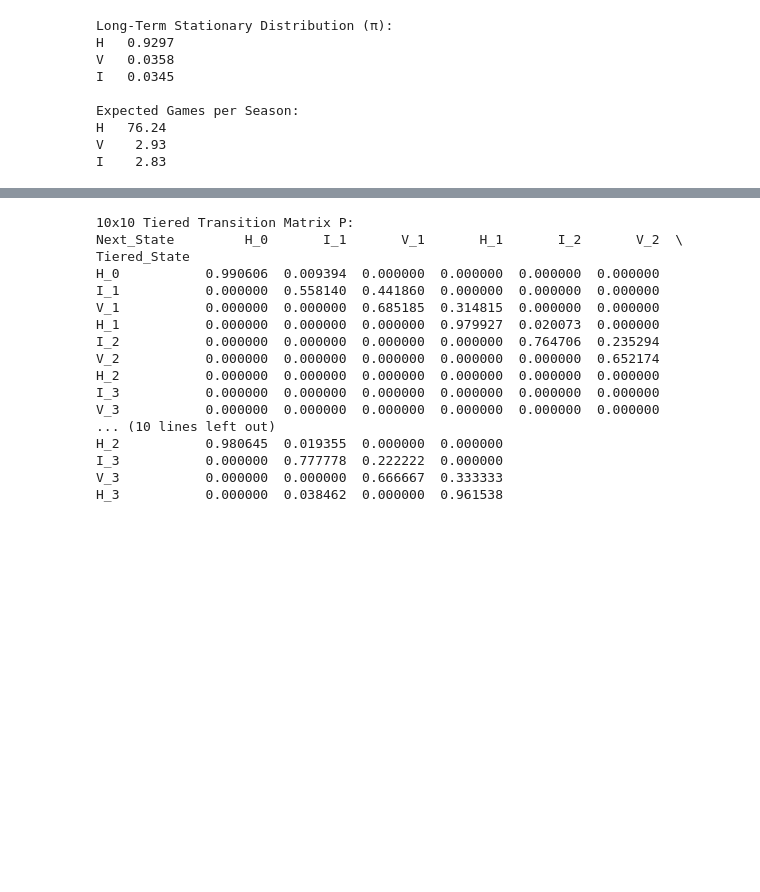
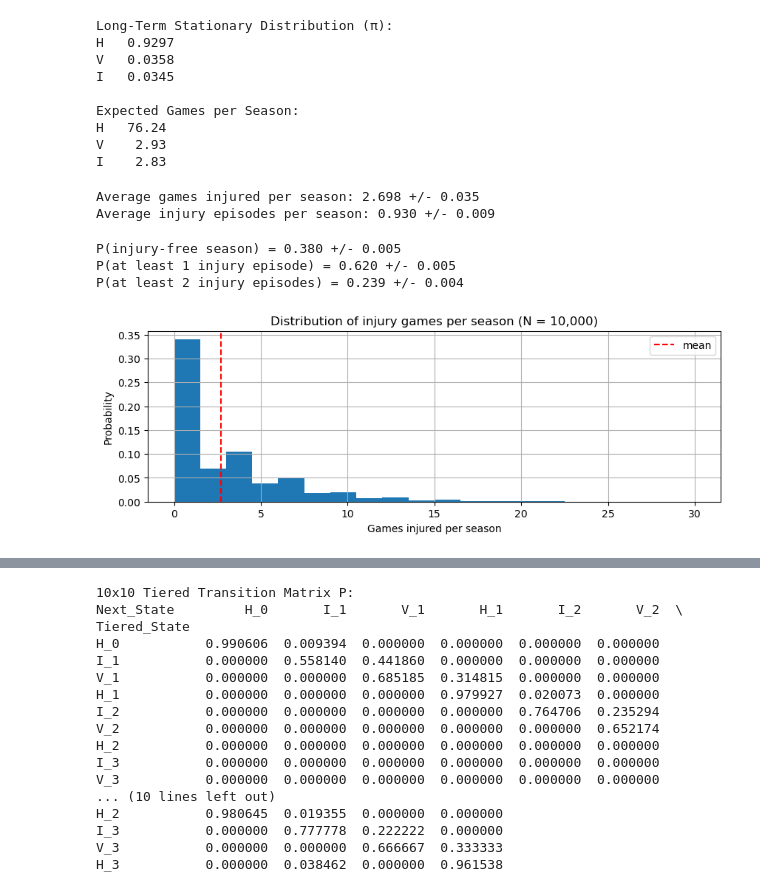
Before and after one commit to ethnwng/461-U2-InjuryModel, a Jupyter notebook: injurymodel.ipynb, the cells around one changed output, grey strips where cells are left out. Cells and saved outputs as stored; diff of their text form; code cells hidden in the pictures; blank space fills up the shorter version.

```diff
--- a/injurymodel.ipynb
+++ b/injurymodel.ipynb
@@ -155,0 +199,41 @@ I    2.83
+# %%
+mu_I = np.mean(total_injured)
+err_I = np.std(total_injured) / np.sqrt(N)
+
+mu_ep = np.mean(total_episodes)
+err_ep = np.std(total_episodes) / np.sqrt(N)
+
+print(f"Average games injured per season: {mu_I:.3f} +/- {err_I:.3f}")
+print(f"Average injury episodes per season: {mu_ep:.3f} +/- {err_ep:.3f}")
+# %% [output]
+Average games injured per season: 2.698 +/- 0.035
+Average injury episodes per season: 0.930 +/- 0.009
+# %%
+p_none = np.mean(total_episodes == 0)
+p_any = np.mean(total_episodes >= 1)
+p_two_plus = np.mean(total_episodes >= 2)
+
+err_none = np.std(total_episodes == 0) / np.sqrt(N)
+err_any = np.std(total_episodes >= 1) / np.sqrt(N)
+err_two = np.std(total_episodes >= 2) / np.sqrt(N)
+
+print(f"P(injury-free season) = {p_none:.3f} +/- {err_none:.3f}")
+print(f"P(at least 1 injury episode) = {p_any:.3f} +/- {err_any:.3f}")
+print(f"P(at least 2 injury episodes) = {p_two_plus:.3f} +/- {err_two:.3f}")
+# %% [output]
+P(injury-free season) = 0.380 +/- 0.005
+P(at least 1 injury episode) = 0.620 +/- 0.005
+P(at least 2 injury episodes) = 0.239 +/- 0.004
+# %%
+# Histogram of total injured games per season
+plt.figure(figsize=(10,3))
+plt.hist(total_injured, bins=20, density=True)
+plt.grid(True)
+plt.xlabel('Games injured per season')
+plt.ylabel('Probability')
+plt.axvline(np.mean(total_injured), color='red', linestyle='dashed', label='mean')
+plt.legend()
+plt.title('Distribution of injury games per season (N = 10,000)')
+plt.show()
+# %% [output]
+[figure, added]
```
Also changed, not shown: parts of 4 cells of this notebook.
